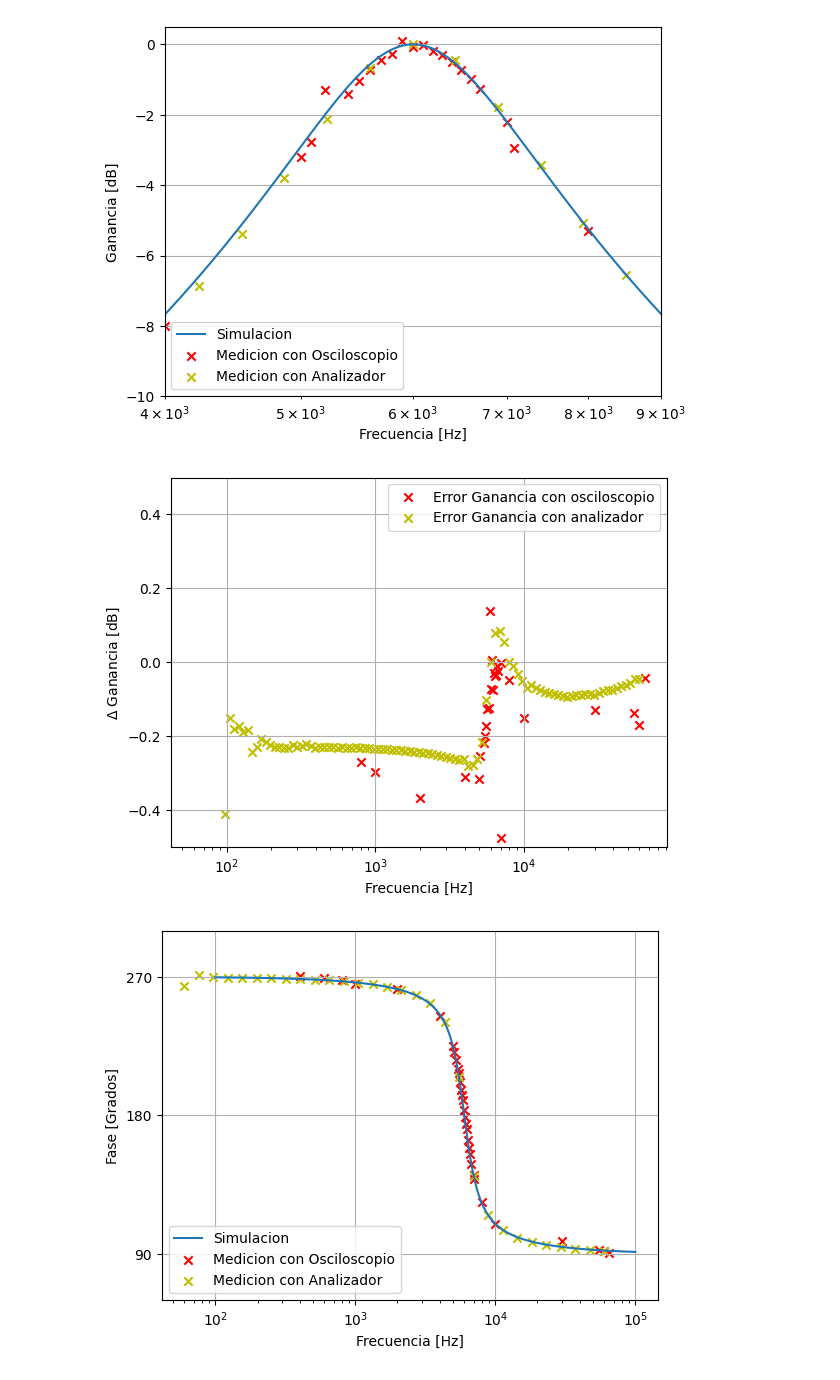
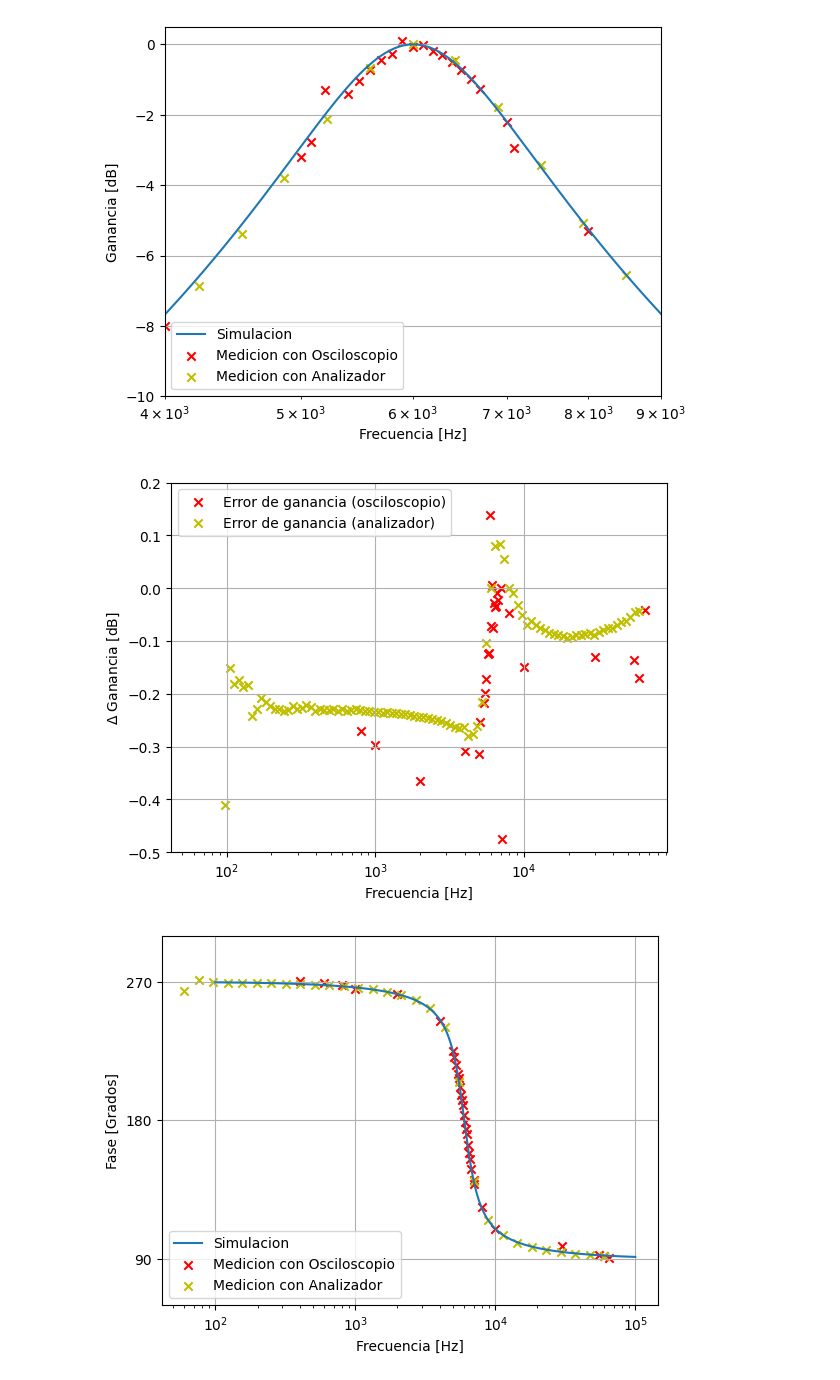
Before and after one commit to brunogle/tc2-r4001, a Jupyter notebook: trabajo_laboratorio_1/analisis.ipynb, the cells around one changed output. Saved outputs shown, nothing was run; the diff lists cells and outputs as text; code cells hidden in the pictures.

```diff
--- a/trabajo_laboratorio_1/analisis.ipynb
+++ b/trabajo_laboratorio_1/analisis.ipynb
@@ -39,7 +39,7 @@ ltspice_freq, ltspice_mag, ltspice_arg = parse_file('sim.txt')
 
 #Levanto y proceso datos de las mediciones del osciloscopio
 
-df_osc = pd.read_csv('mediciones.csv', usecols = ['frecuencia_hz','vin_rms', 'vout_rms', 'delay_us'])
+df_osc = pd.read_csv('mediciones_osciloscopio.csv', usecols = ['frecuencia_hz','vin_rms', 'vout_rms', 'delay_us'])
 osc_freq = df_osc['frecuencia_hz']
 osc_mag = [20*np.log10(x[1]/x[0]) for x in zip(df_osc['vin_rms'], df_osc['vout_rms'])] #Calculo la ganancia y convierto a dB
 osc_arg = [ corregir_fase(-360*x[0]*x[1]/10**6) for x in zip(df_osc['frecuencia_hz'], df_osc['delay_us'])] #Calculo la fase
@@ -99,22 +99,22 @@ plt.show()
 # %%
 ltspice_mag_for_osc = np.interp(osc_freq, ltspice_freq, ltspice_mag)
 ltspice_mag_for_an = np.interp(an_freq_mag, ltspice_freq, ltspice_mag)
 
-err_mag_osc = (osc_mag - ltspice_freq_for_osc)
+err_mag_osc = (osc_mag - ltspice_mag_for_osc)
 err_mag_an = (an_mag - ltspice_mag_for_an)
 
 plt.xscale('log')
-plt.scatter(osc_freq, err_mag_osc, marker='x', color='r', label='Error Ganancia con osciloscopio')
-plt.scatter(an_freq_mag, err_mag_an, marker='x', color='y', label='Error Ganancia con analizador')
+plt.scatter(osc_freq, err_mag_osc, marker='x', color='r', label='Error de ganancia (osciloscopio)')
+plt.scatter(an_freq_mag, err_mag_an, marker='x', color='y', label='Error de ganancia (analizador)')
 plt.xlabel('Frecuencia [Hz]')
 plt.ylabel('$\Delta$ Ganancia [dB]')
-plt.ylim(-0.5,0.5)
+plt.ylim(-0.5,0.2)
 plt.legend()
 plt.grid()
 plt.savefig(plot_folder + "mag_err.png", dpi=200)
 plt.show()
 # %% [output]
-[figure, old version]
+[figure, new version]
 # %%
 #Grafico fase
 plt.ylim(60, 300)
```
Also changed, not shown: parts of 3 cells of this notebook, 10 other files.
